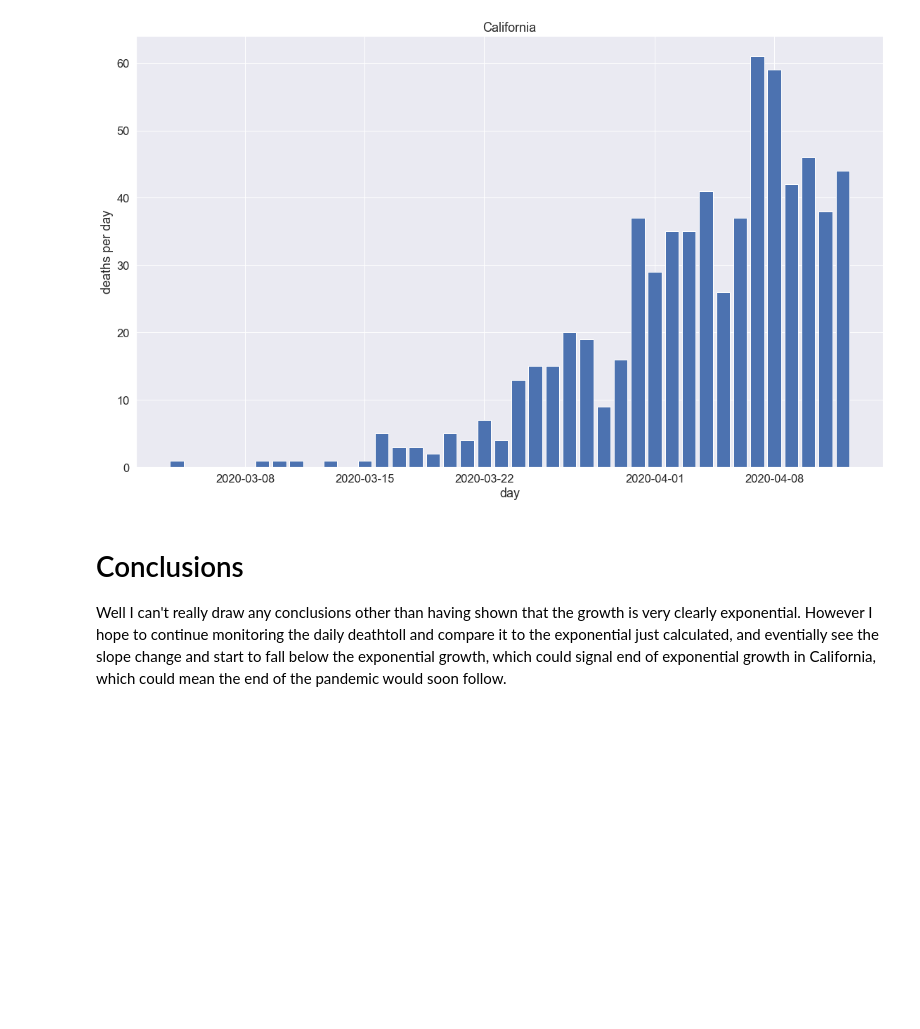
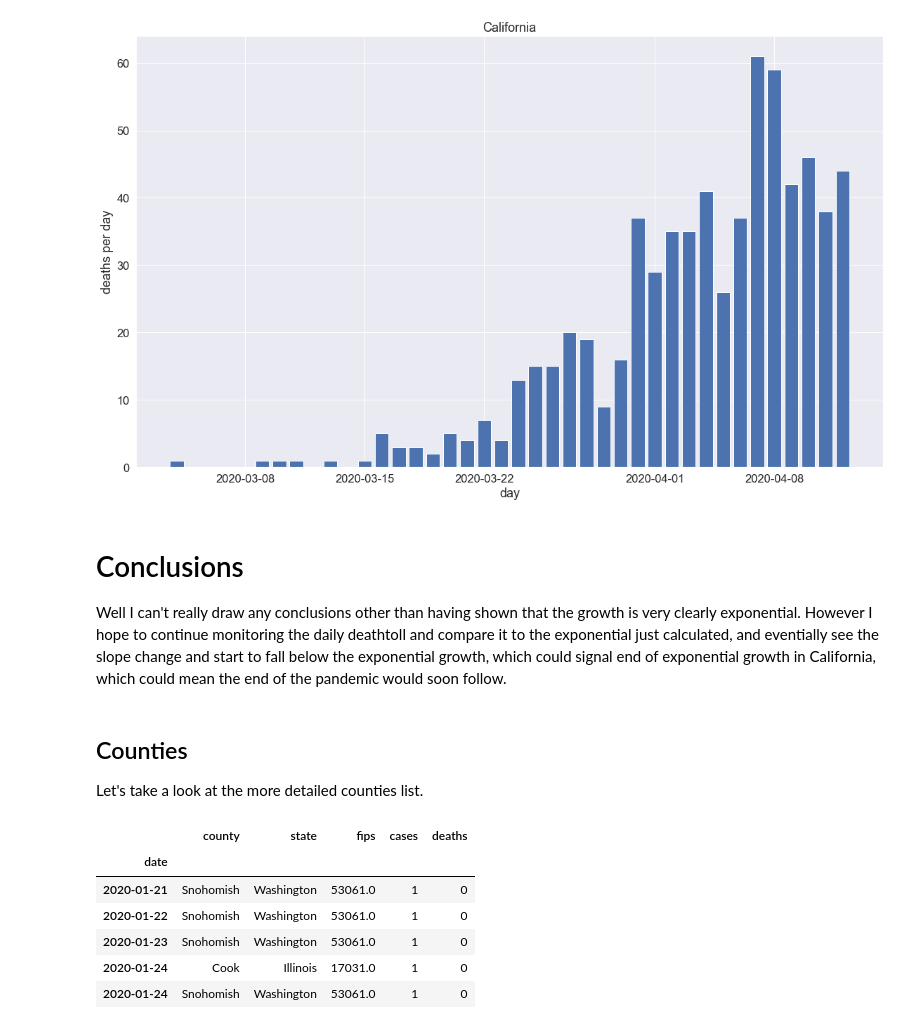
Before and after one commit to mikofski/covid-19-data, a Jupyter notebook: NYTimes COVID-19 Python-Pandas-Jupyter Tutorial.ipynb, the cells around one changed output. Drawn from its saved outputs; the diff is of its cells as text; code cells hidden in the pictures; blank space fills up the shorter version.

```diff
--- a/NYTimes COVID-19 Python-Pandas-Jupyter Tutorial.ipynb
+++ b/NYTimes COVID-19 Python-Pandas-Jupyter Tutorial.ipynb
@@ -253,3 +265,19 @@ f.tight_layout()
 # %% [markdown]
 # Conclusions
 Well I can't really draw any conclusions other than having shown that the growth is very clearly exponential. However I hope to continue monitoring the daily deathtoll and compare it to the exponential just calculated, and eventially see the slope change and start to fall below the exponential growth, which could signal end of exponential growth in California, which could mean the end of the pandemic would soon follow.
+# %% [markdown]
+## Counties
+Let's take a look at the more detailed counties list.
+# %%
+# parse the NY Times data comma-separated values (CSV) file called "us-counties.csv"
+# and set the index to the date column
+counties = pd.read_csv('us-counties.csv', index_col='date', parse_dates=True)
+counties.head()  # show the first few rows of the data
+# %% [output]
+|  | county | state | fips | cases | deaths |
+| date |  |  |  |  |  |
+| 2020-01-21 | Snohomish | Washington | 53061.0 | 1 | 0 |
+| 2020-01-22 | Snohomish | Washington | 53061.0 | 1 | 0 |
+| 2020-01-23 | Snohomish | Washington | 53061.0 | 1 | 0 |
+| 2020-01-24 | Cook | Illinois | 17031.0 | 1 | 0 |
+| 2020-01-24 | Snohomish | Washington | 53061.0 | 1 | 0 |
```
Also changed, not shown: parts of 4 cells of this notebook.
